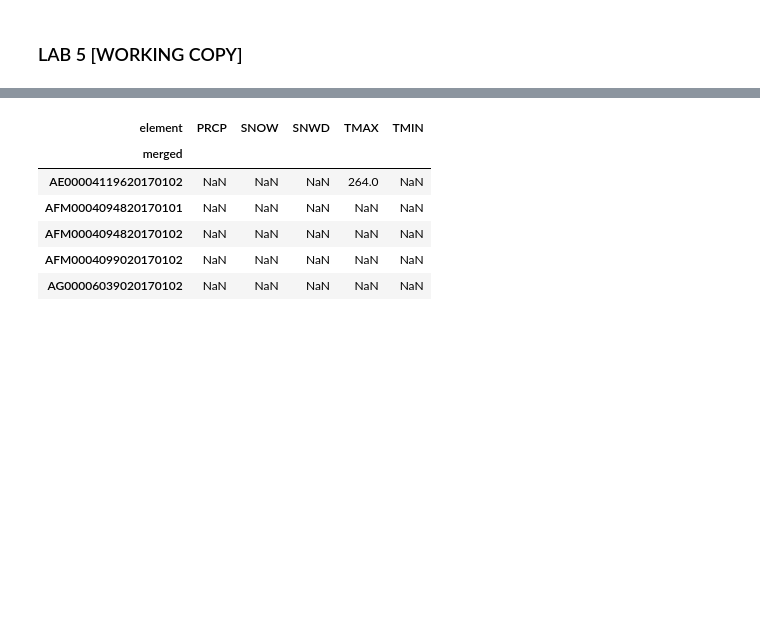
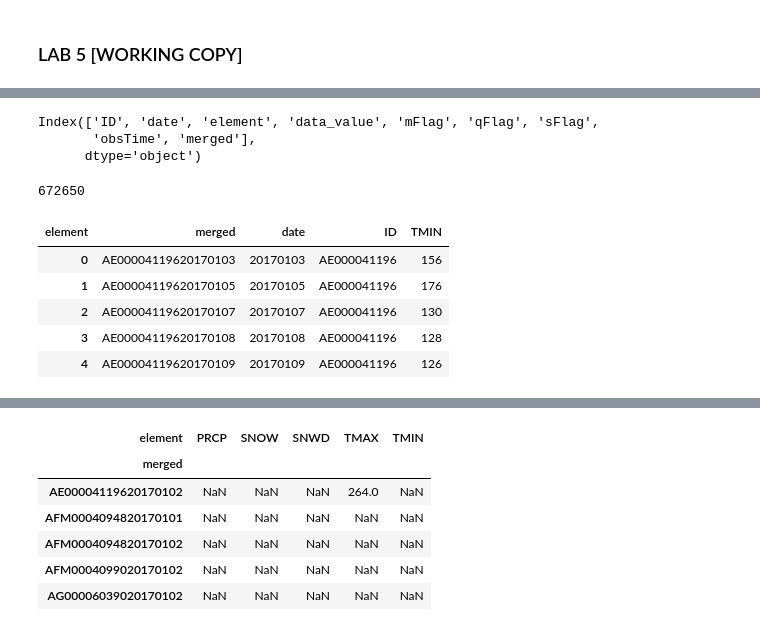
Before and after one commit to neha01mittal/dma-weather-pred, a Jupyter notebook: Lab5_working.ipynb, the cells around one changed output, grey strips where cells are left out. Drawn from its saved outputs; the diff is of its cells as text; code cells hidden in the pictures; blank space fills up the shorter version.

```diff
--- a/Lab5_working.ipynb
+++ b/Lab5_working.ipynb
@@ -150,0 +75,8 @@ print(df_2017.shape)
+# %%
+def merge(df):
+    return df[['ID','date']].apply(lambda x : '{}{}'.format(x[0],x[1]), axis=1)
+df_2017['merged'] = merge(df_2017)
+df_2016['merged'] = merge(df_2016)
+df_2015['merged'] = merge(df_2015)
+df_2014['merged'] = merge(df_2014)
+print(df_2014.head())
@@ -150,0 +97,37 @@ print(df_2017.shape)
+# %%
+df_2014.columns
+# %% [output]
+Index(['ID', 'date', 'element', 'data_value', 'mFlag', 'qFlag', 'sFlag',
+       'obsTime', 'merged'],
+      dtype='object')
+# %%
+print(len(df_2014))
+# %% [output]
+672650
+# %%
+def pivot(df):
+    return df.pivot_table( index=['merged','date', 'ID'], columns='element', values='data_value')
+df_2017_pivoted = pivot(df_2017)
+df_2016_pivoted = pivot(df_2016)
+df_2015_pivoted = pivot(df_2015)
+df_2014_pivoted = pivot(df_2014)
+
+df_2017_pivoted.reset_index(inplace=True)
+df_2016_pivoted.reset_index(inplace=True)
+df_2015_pivoted.reset_index(inplace=True)
+df_2014_pivoted.reset_index(inplace=True)
+
+# df = df.pivot_table(
+#     values='value',
+#     index=['stream_name', 'preferred_timestamp', 'internal_timestamp'],
+#     columns='value_id'
+#     )
+# %%
+df_2017_pivoted.head()
+# %% [output]
+| element | merged | date | ID | TMIN |
+| 0 | AE00004119620170103 | 20170103 | AE000041196 | 156 |
+| 1 | AE00004119620170105 | 20170105 | AE000041196 | 176 |
+| 2 | AE00004119620170107 | 20170107 | AE000041196 | 130 |
+| 3 | AE00004119620170108 | 20170108 | AE000041196 | 128 |
+| 4 | AE00004119620170109 | 20170109 | AE000041196 | 126 |
```
Also changed, not shown: parts of 41 cells of this notebook, 1 other file.
